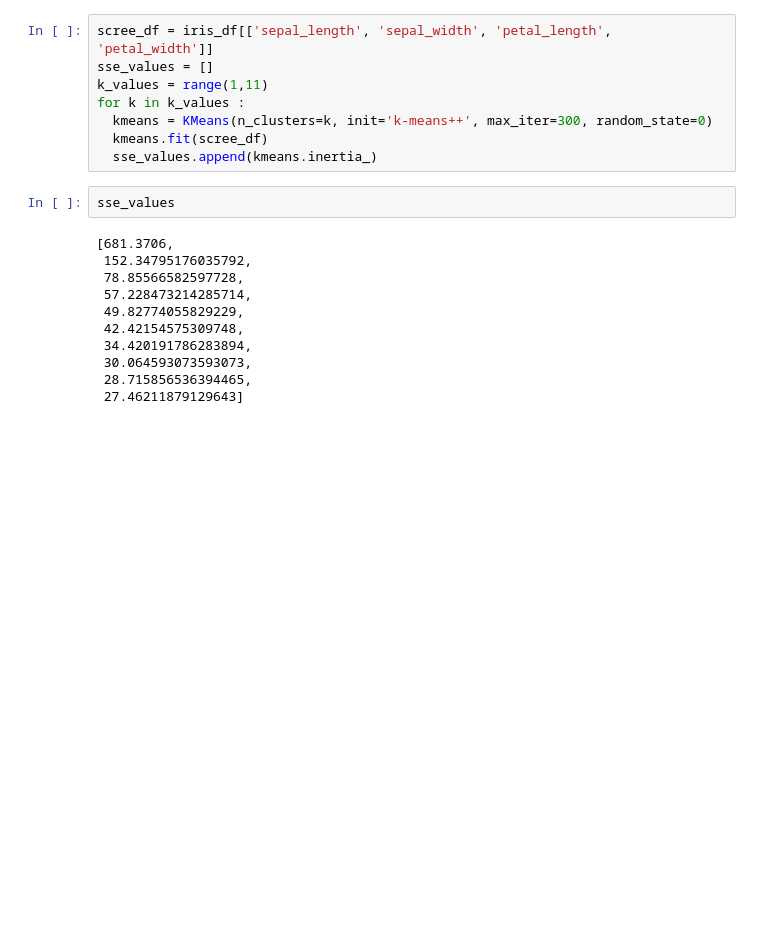
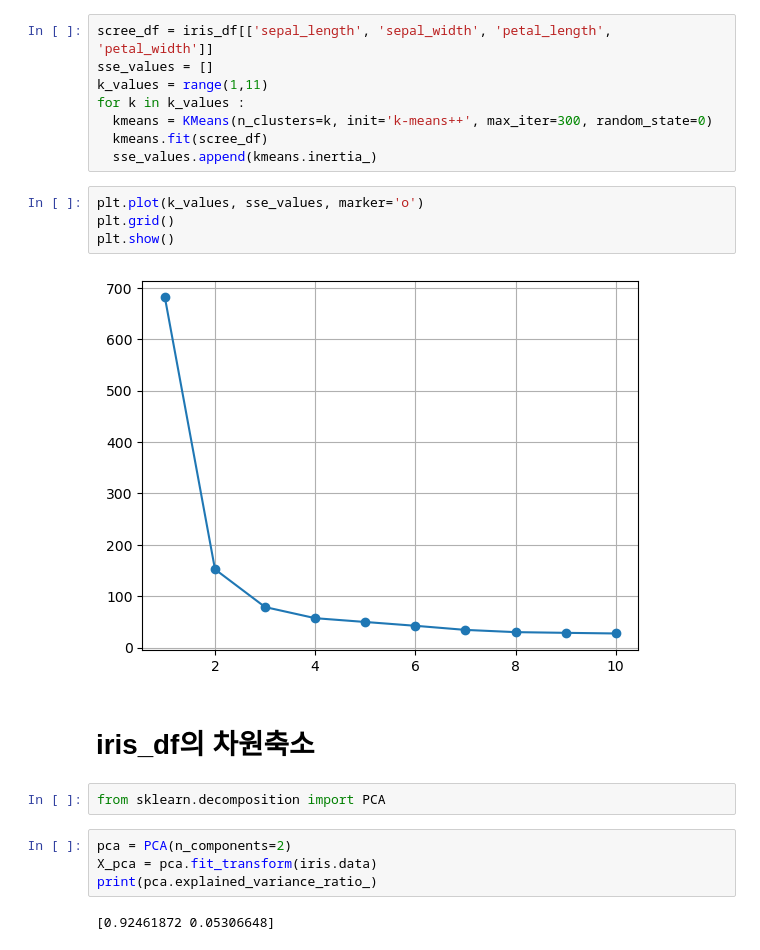
Before and after one commit to jjuuu999/hipython, a Jupyter notebook: ml/8_KMeans.ipynb, the cells around one changed output. Drawn from its saved outputs; the diff is of its cells as text; blank space fills up the shorter version.

```diff
--- a/ml/8_KMeans.ipynb
+++ b/ml/8_KMeans.ipynb
@@ -122,15 +122,18 @@ for k in k_values :
   kmeans.fit(scree_df)
   sse_values.append(kmeans.inertia_)
 # %%
-sse_values
+plt.plot(k_values, sse_values, marker='o')
+plt.grid()
+plt.show()
 # %% [output]
-[681.3706,
- 152.34795176035792,
- 78.85566582597728,
- 57.228473214285714,
- 49.82774055829229,
- 42.42154575309748,
- 34.420191786283894,
- 30.064593073593073,
- 28.715856536394465,
- 27.46211879129643]
+[figure, added]
+# %% [markdown]
+# iris_df의 차원축소
+# %%
+from sklearn.decomposition import PCA
+# %%
+pca = PCA(n_components=2)
+X_pca = pca.fit_transform(iris.data)
+print(pca.explained_variance_ratio_)
+# %% [output]
+[0.92461872 0.05306648]
```
Also changed, not shown: parts of 2 cells of this notebook.
